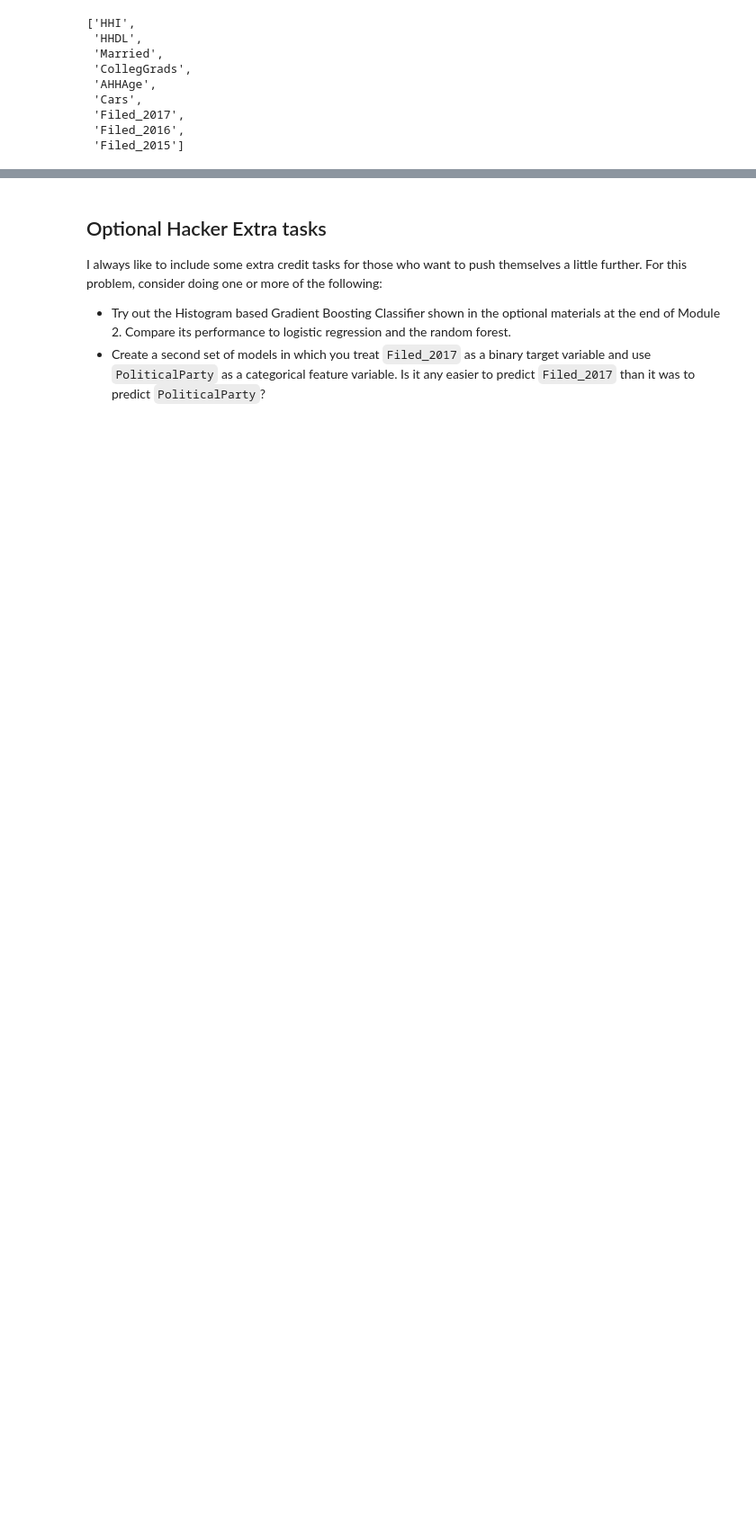
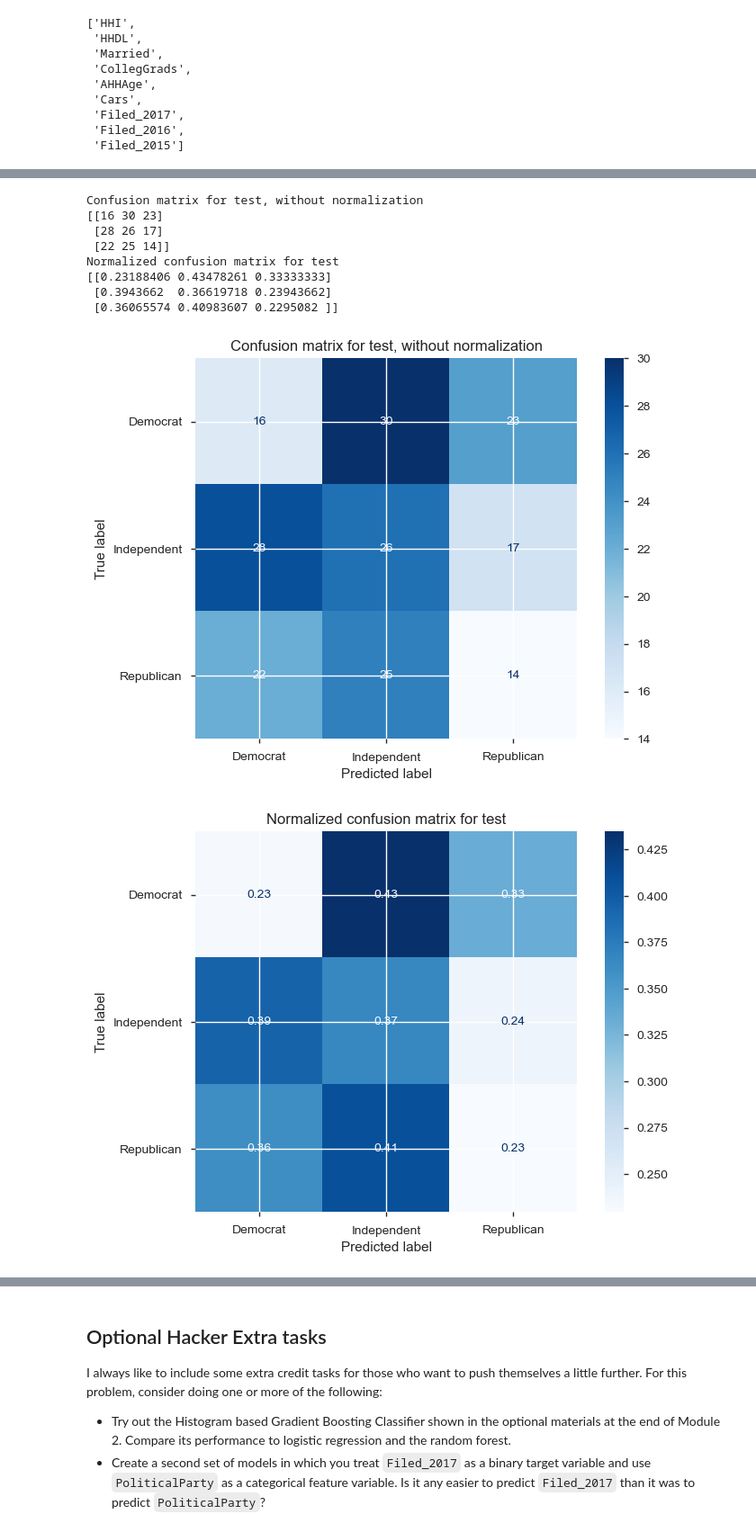
Before and after one commit to slbrooks/politicialpartyhw1, a Jupyter notebook: aap_hw1_s21_sklearn.ipynb, the cells around one changed output, grey strips where cells are left out. Shown: that part at 90% size. Cells and saved outputs as stored; diff of their text form; code cells hidden in the pictures; blank space fills up the shorter version.

```diff
--- a/aap_hw1_s21_sklearn.ipynb
+++ b/aap_hw1_s21_sklearn.ipynb
@@ -187,0 +333,28 @@ y = tax_df.iloc[:, 9]
+# %%
+titles_options = [("Confusion matrix for test, without normalization", None),
+                  ("Normalized confusion matrix for test", 'true')]
+
+class_names = clf['classifier'].classes_
+
+for title, normalize in titles_options:
+    disp = plot_confusion_matrix(clf, X_test, y_test,
+                                 display_labels=class_names,
+                                 cmap=plt.cm.Blues,
+                                 normalize=normalize)
+    disp.ax_.set_title(title)
+
+    print(title)
+    print(disp.confusion_matrix)
+
+plt.show()
+# %% [output]
+Confusion matrix for test, without normalization
+[[16 30 23]
+ [28 26 17]
+ [22 25 14]]
+Normalized confusion matrix for test
+[[0.23188406 0.43478261 0.33333333]
+ [0.3943662  0.36619718 0.23943662]
+ [0.36065574 0.40983607 0.2295082 ]]
+[figure, added]
+[figure, added]
```
Also changed, not shown: parts of 31 cells of this notebook.
